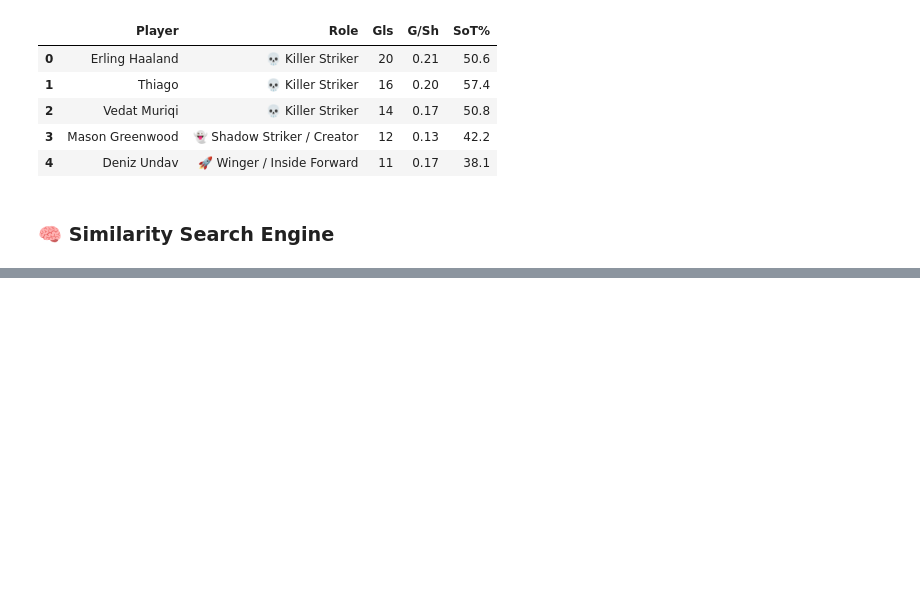
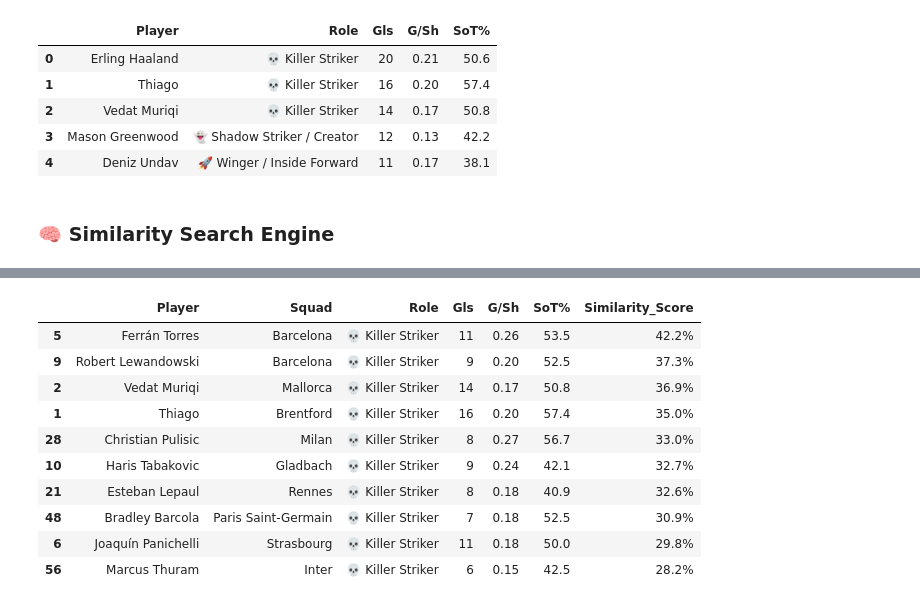
Before and after one commit to Epameinondas11/Project-Trident, a Jupyter notebook: trident_project.ipynb, the cells around one changed output, grey strips where cells are left out. Saved outputs shown, nothing was run; the diff lists cells and outputs as text; code cells hidden in the pictures; blank space fills up the shorter version.

```diff
--- a/trident_project.ipynb
+++ b/trident_project.ipynb
@@ -276,0 +399,71 @@ if target_player is not None:
+# %%
+import pandas as pd
+import numpy as np
+from sklearn.preprocessing import MinMaxScaler
+from sklearn.metrics.pairwise import euclidean_distances
+
+# 🔥 ΜΕΘΟΔΟΣ 2: ΒΕΛΤΙΩΜΕΝΗ EUCLIDEAN ΜΕ EXPONENTIAL DECAY
+def find_similarity_euclidean_improved(df, target_player, features, top_n=10):
+    """
+    Χρησιμοποιεί βελτιωμένη φόρμουλα με exponential decay.
+    Πιο "μαλακή" στις μικρές διαφορές, καλύτερα scores.
+    """
+    # Φίλτρο: Μόνο ίδιος ρόλος
+    same_role_df = df[df['Role'] == target_player['Role']].copy()
+
+    if len(same_role_df) < 2:
+        print(f"⚠️ Δεν βρέθηκαν αρκετοί παίκτες με ρόλο '{target_player['Role']}'")
+        return pd.DataFrame()
+
+    # Scaling των χαρακτηριστικών
+    scaler = MinMaxScaler()
+    scaled_features = scaler.fit_transform(same_role_df[features])
+
+    # Εύρεση του target player
+    target_mask = (same_role_df['Player'] == target_player['Player']) & (same_role_df['Squad'] == target_player['Squad'])
+    target_index = same_role_df[target_mask].index[0]
+    target_position = same_role_df.index.get_loc(target_index)
+
+    # Υπολογισμός Euclidean distances
+    distances = euclidean_distances(
+        scaled_features[target_position].reshape(1, -1),
+        scaled_features
+    )[0]
+
+    # 🎯 ΒΕΛΤΙΩΜΕΝΗ ΦΟΡΜΟΥΛΑ: Exponential decay
+    # Αντί για: (1 / (1 + distance)) * 100
+    # Χρησιμοποιούμε: e^(-distance) * 100
+    same_role_df['Similarity'] = np.exp(-distances * 1.5) * 100  # 1.5 για λίγο πιο αυστηρό
+
+    # Αποκλεισμός του ίδιου παίκτη
+    results = same_role_df[same_role_df.index != target_index].sort_values(
+        by='Similarity', ascending=False
+    )
+
+    # Μορφοποίηση
+    final = results.head(top_n).copy()
+    final['Similarity_Score'] = final['Similarity'].apply(lambda x: f"{x:.1f}%")
+
+    return final[['Player', 'Squad', 'Role', 'Gls', 'G/Sh', 'SoT%', 'Similarity_Score']]
+
+
+# ΕΚΤΕΛΕΣΗ ΜΕ ΒΕΛΤΙΩΜΕΝΗ EUCLIDEAN
+print("=" * 60)
+print("🔥 ΜΕΘΟΔΟΣ 2: ΒΕΛΤΙΩΜΕΝΗ EUCLIDEAN")
+print("=" * 60)
+
+target_player_euc = select_player(df_final)
+
+if target_player_euc is not None:
+    print("\n" + "="*60)
+    print(f"🔎 ΑΝΑΛΥΣΗ: {target_player_euc['Player']}")
+    print(f"🏷️ Ρόλος: {target_player_euc['Role']}")
+    print(f"📊 Stats: {target_player_euc['Gls']} Γκολ | {target_player_euc['G/Sh']:.2f} G/Sh")
+    print("="*60)
+
+    matches_euc = find_similarity_euclidean_improved(df_final, target_player_euc, search_metrics, top_n=10)
+
+    if not matches_euc.empty:
+        print(f"\n✅ ΟΙ 10 ΚΟΡΥΦΑΙΟΙ ΔΙΑΔΟΧΟΙ (Improved Euclidean):")
+        display(matches_euc)
+# %% [output]
@@ -276,0 +482,11 @@ if target_player is not None:
+|  | Player | Squad | Role | Gls | G/Sh | SoT% | Similarity_Score |
+| 5 | Ferrán Torres | Barcelona | 💀 Killer Striker | 11 | 0.26 | 53.5 | 42.2% |
+| 9 | Robert Lewandowski | Barcelona | 💀 Killer Striker | 9 | 0.20 | 52.5 | 37.3% |
+| 2 | Vedat Muriqi | Mallorca | 💀 Killer Striker | 14 | 0.17 | 50.8 | 36.9% |
+| 1 | Thiago | Brentford | 💀 Killer Striker | 16 | 0.20 | 57.4 | 35.0% |
+| 28 | Christian Pulisic | Milan | 💀 Killer Striker | 8 | 0.27 | 56.7 | 33.0% |
+| 10 | Haris Tabakovic | Gladbach | 💀 Killer Striker | 9 | 0.24 | 42.1 | 32.7% |
+| 21 | Esteban Lepaul | Rennes | 💀 Killer Striker | 8 | 0.18 | 40.9 | 32.6% |
+| 48 | Bradley Barcola | Paris Saint-Germain | 💀 Killer Striker | 7 | 0.18 | 52.5 | 30.9% |
+| 6 | Joaquín Panichelli | Strasbourg | 💀 Killer Striker | 11 | 0.18 | 50.0 | 29.8% |
+| 56 | Marcus Thuram | Inter | 💀 Killer Striker | 6 | 0.15 | 42.5 | 28.2% |
```
Also changed, not shown: parts of 4 cells of this notebook.
